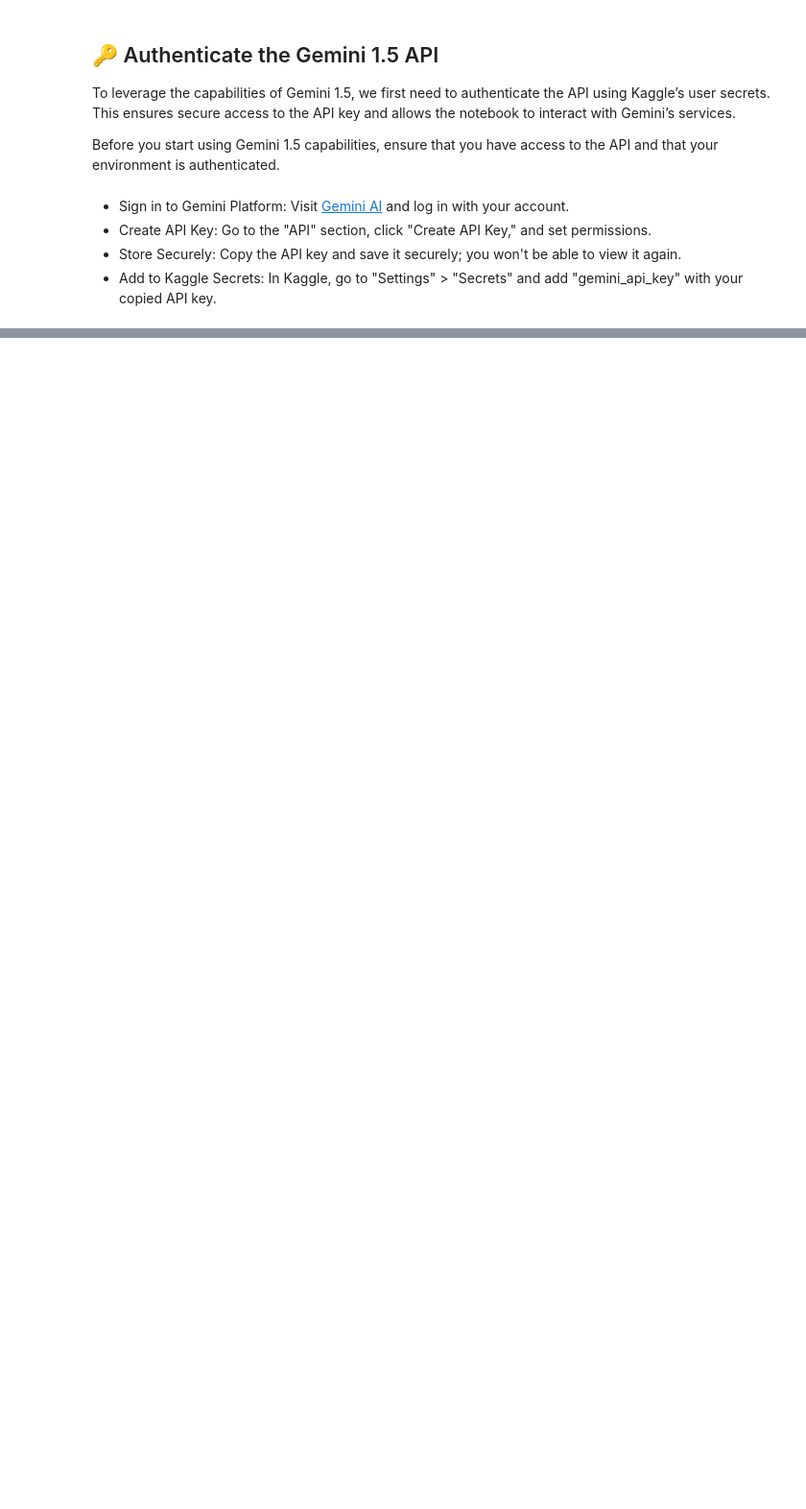
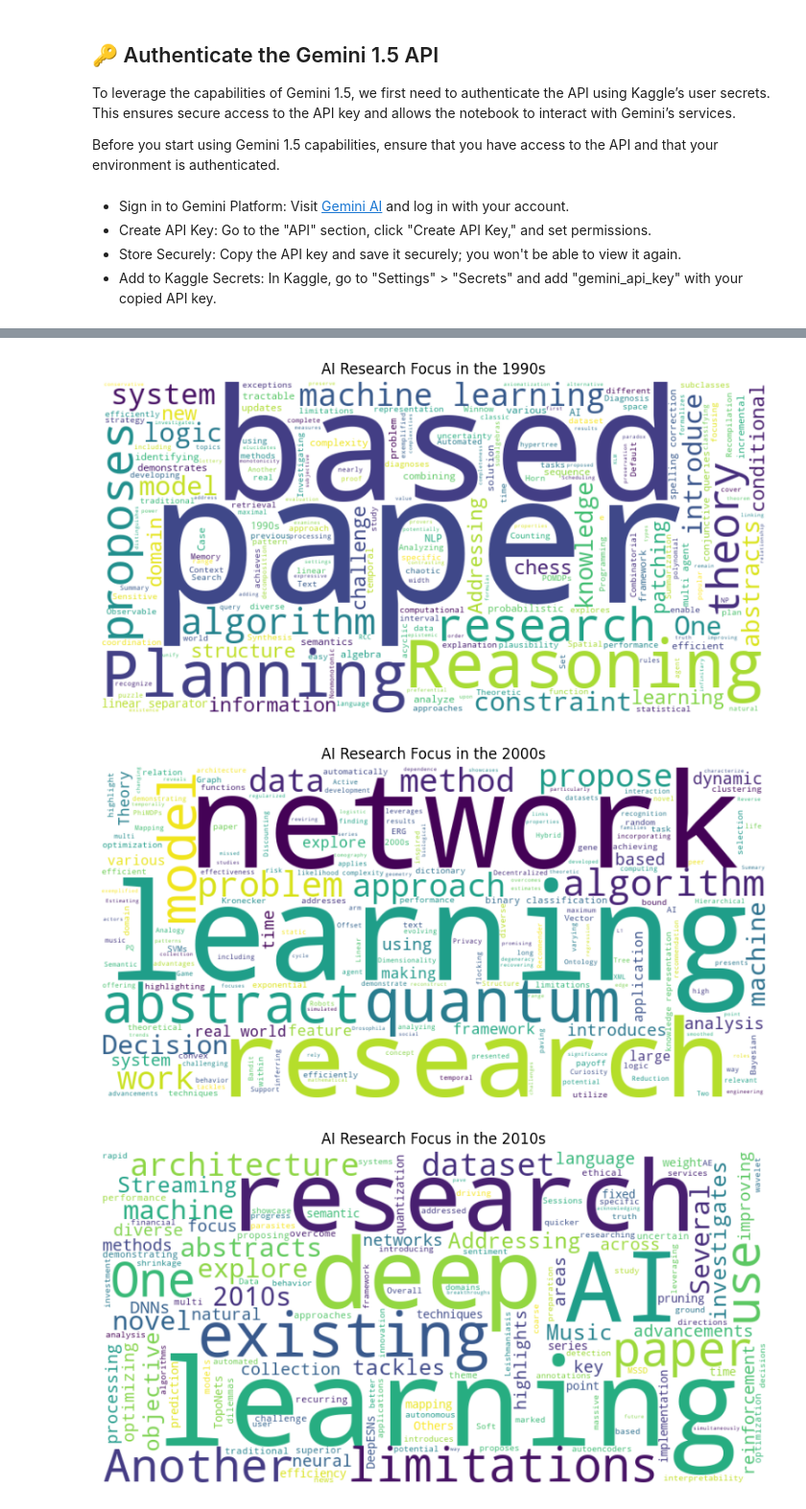
Before and after one commit to NehaDas25/Historical-Evolution-of-AI-Research---A-Decade-Wise-Comparative-Analysis, a Jupyter notebook: historical-evolution-of-scientific-literature-com.ipynb, the cells around one changed output, grey strips where cells are left out. Shown at 96% size. Saved outputs shown, nothing was run; the diff lists cells and outputs as text; code cells hidden in the pictures; blank space fills up the shorter version.

```diff
--- a/historical-evolution-of-scientific-literature-com.ipynb
+++ b/historical-evolution-of-scientific-literature-com.ipynb
@@ -188,0 +254,6 @@ genai.configure(api_key=gemini_api_key)
+# %%
+# usage for the 1990s
+time.sleep(15)
+abstracts_1990s = df[df['decade'] == 1990]['abstract'].tolist()
+summary_1990s = summarize_abstracts(abstracts_1990s, 1990)
+print("Summary of AI research in the 1990s:\n", summary_1990s)
@@ -188,0 +278,6 @@ genai.configure(api_key=gemini_api_key)
+# %%
+# usage for the 2000s
+time.sleep(15)
+abstracts_2000s = df[df['decade'] == 2000]['abstract'].tolist()
+summary_2000s = summarize_abstracts(abstracts_2000s, 2000)
+print("Summary of AI research in the 2000s:\n", summary_2000s)
@@ -188,0 +302,6 @@ genai.configure(api_key=gemini_api_key)
+# %%
+# usage for the 2010s
+time.sleep(15)
+abstracts_2010s = df[df['decade'] == 2010]['abstract'].tolist()
+summary_2010s = summarize_abstracts(abstracts_2010s, 2010)
+print("Summary of AI research in the 2010s:\n", summary_2010s)
@@ -188,0 +321,6 @@ genai.configure(api_key=gemini_api_key)
+# %%
+# usage for the 2020s
+time.sleep(15)
+abstracts_2020s = df[df['decade'] == 2020]['abstract'].tolist()
+summary_2020s = summarize_abstracts(abstracts_2020s, 2020)
+print("Summary of AI research in the 2020s:\n", summary_2020s)
@@ -188,0 +512,18 @@ genai.configure(api_key=gemini_api_key)
+# %%
+def generate_word_cloud(text, title):
+    wordcloud = WordCloud(width=800, height=400, background_color='white').generate(text)
+    plt.figure(figsize=(10, 5))
+    plt.imshow(wordcloud, interpolation='bilinear')
+    plt.axis('off')
+    plt.title(title)
+    plt.show()
+
+# Generate a word cloud for the decade' summary
+generate_word_cloud(summary_1990s, "AI Research Focus in the 1990s")
+generate_word_cloud(summary_2000s, "AI Research Focus in the 2000s")
+generate_word_cloud(summary_2010s, "AI Research Focus in the 2010s")
+generate_word_cloud(summary_2020s, "AI Research Focus in the 2020s")
+# %% [output]
+[figure, added]
+[figure, added]
+[figure, added]
```
Also changed, not shown: parts of 32 cells of this notebook.
